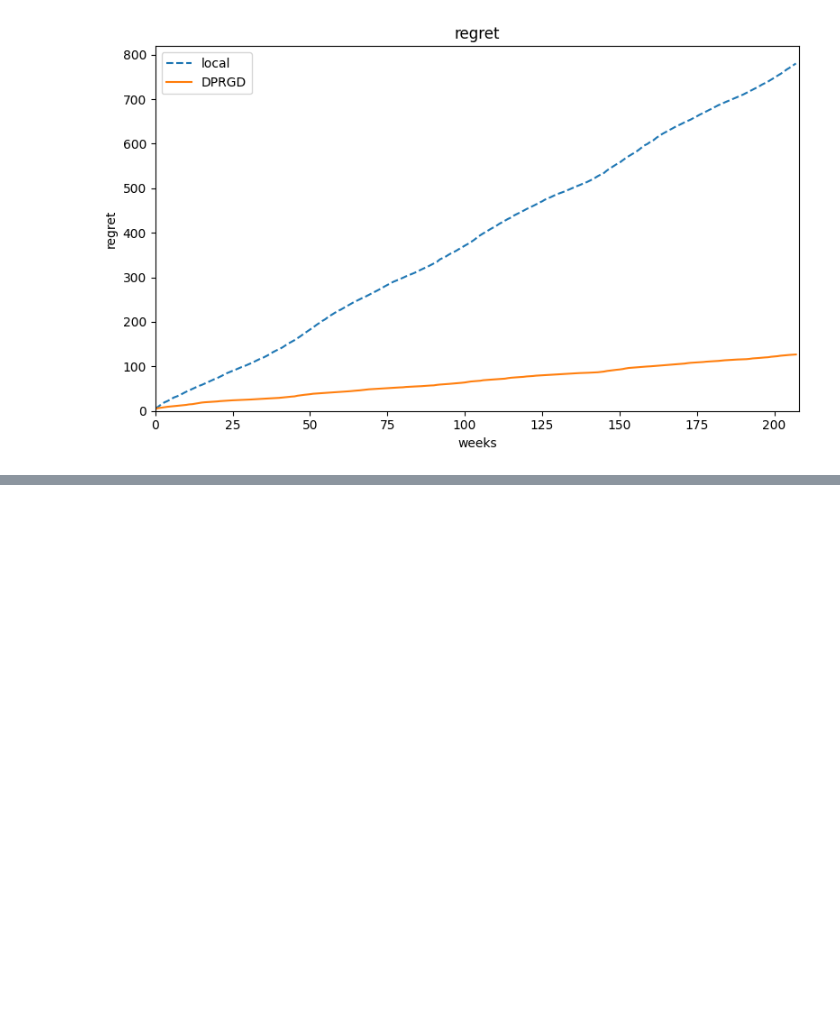
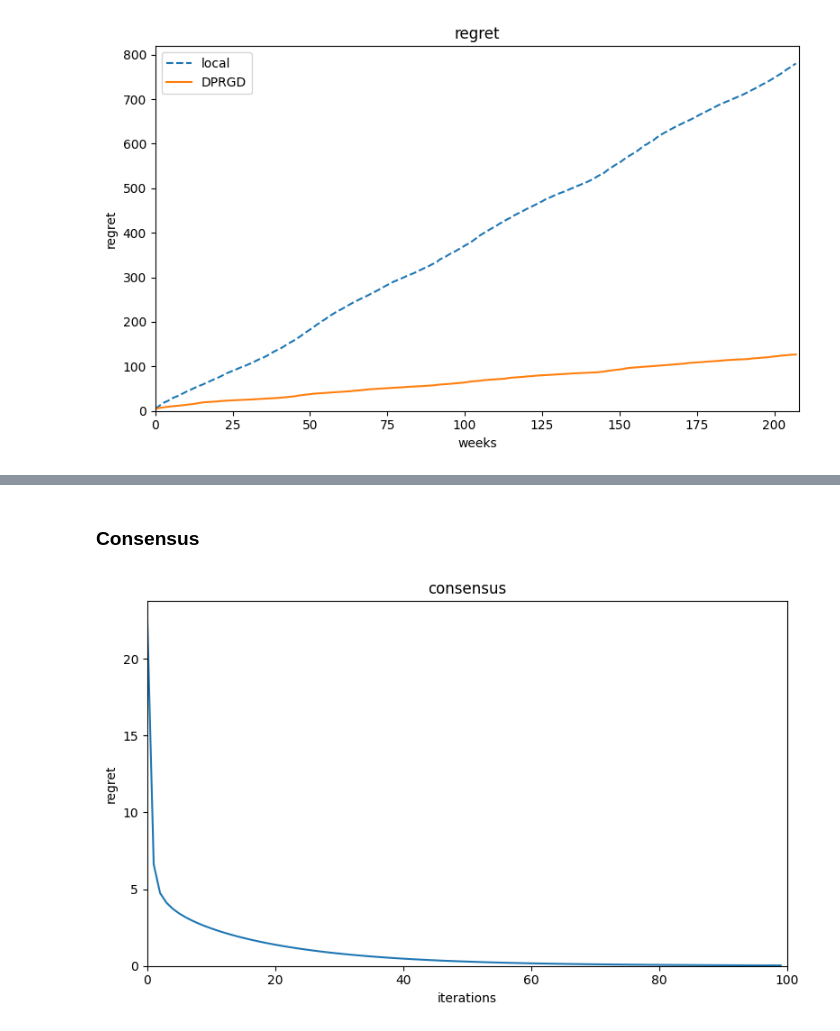
Before and after one commit to HengchaoChen/DPRGD, a Jupyter notebook: data.ipynb, the cells around one changed output, grey strips where cells are left out. Saved outputs shown, nothing was run; the diff lists cells and outputs as text; code cells hidden in the pictures; blank space fills up the shorter version.

```diff
--- a/data.ipynb
+++ b/data.ipynb
@@ -163,0 +317,43 @@ plt.show()
+# %% [markdown]
+### Consensus
+# %%
+steps = 100
+states = np.zeros((n, 5, 5))
+states = data[0].copy() # initial state
+
+loss = np.zeros(steps)
+
+for t in tqdm(range(steps)):
+    local_loss = np.zeros(n)
+    for i in range(n):
+        local_loss[i] = np.mean(spd.dist(states[i], data[0]) ** 2)
+    loss[t] = np.mean(local_loss)
+
+    new_states = np.zeros((n, 5, 5))
+    for i in range(n):
+        l = (i - 3) % n
+        r = (i + 3) % n
+        if l < r:
+            neighbors = list(range(l, r + 1))
+        else:
+            neighbors = list(range(l, n)) + list(range(r + 1))
+        vec = np.mean(spd.log(states[i], states[neighbors]), axis = 0)
+        new_states[i] = spd.exp(states[i], vec)
+
+    states = new_states
+
+# save the results to data/cache
+np.save(folder + "/loss_consensus.npy", loss)
+# %%
+fig = plt.figure(figsize = (8, 5))
+plt.plot(loss - loss_comparison[0])
+plt.title("consensus")
+plt.ylabel("regret")
+plt.xlabel("iterations")
+plt.xlim(0, steps)
+plt.ylim(0, None)
+plt.tight_layout()
+plt.savefig("figure/consensus_cov.pdf")
+plt.show()
+# %% [output]
+[figure, added]
```
Also changed, not shown: parts of 25 cells of this notebook, 5 other files.
